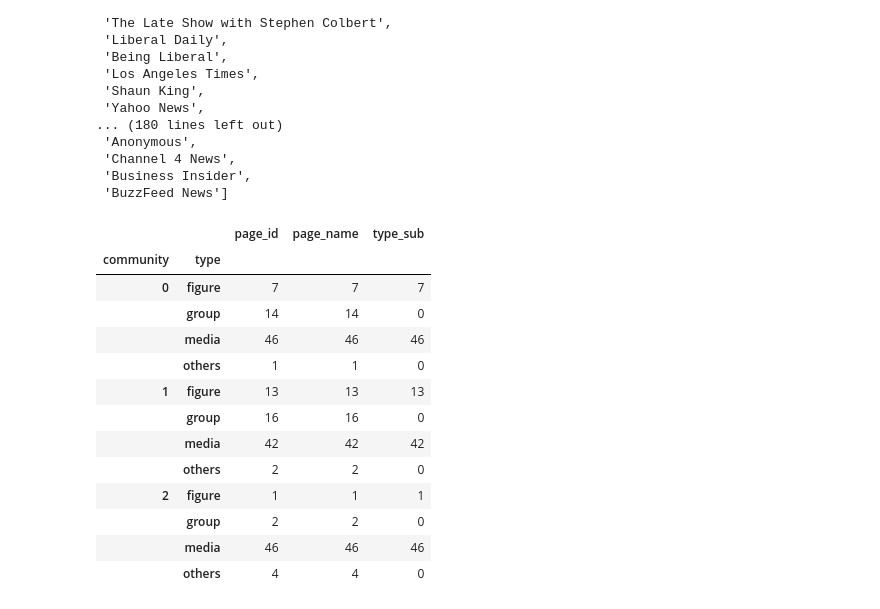
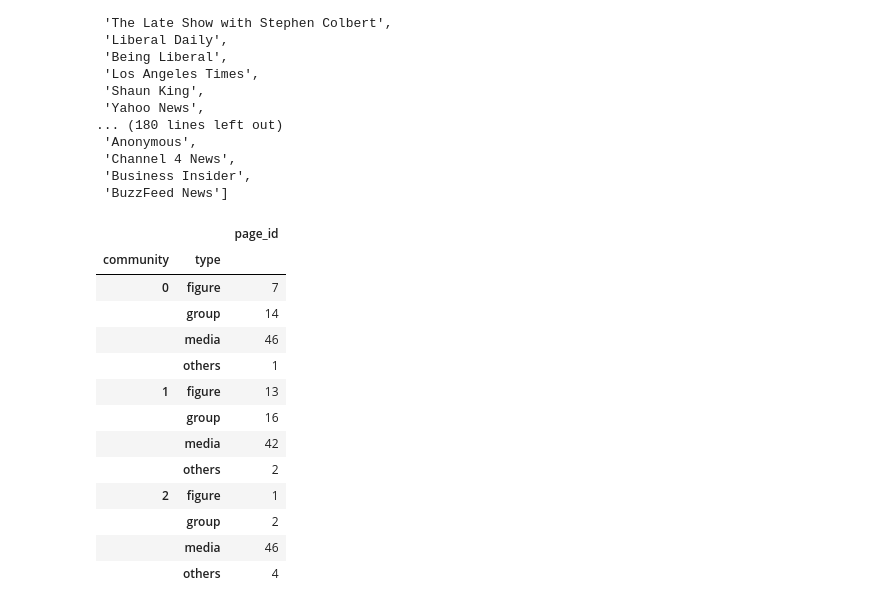
Before and after one commit to teddy21019/FB-Social-Network, a Jupyter notebook: Get Centrality.ipynb, the cells around one changed output. Drawn from its saved outputs; the diff is of its cells as text; code cells hidden in the pictures.

```diff
--- a/Get Centrality.ipynb
+++ b/Get Centrality.ipynb
@@ -301,6 +293,7 @@ class CommunityStat:
 Update: The page_id <--> page_name map is actually included in the original data before lightening them.
 # %%
 from typing import List
+import pandas as pd
 
 
 all_centrality = pd.read_csv('Full_centrality.csv', index_col=0)
@@ -310,9 +303,10 @@ community_week_change:List[CommunityStat] = []
 
 trump_page_id = 153080620724
 clinton_page_id = 889307941125736
+johnson_page_id = 165297924363
 
 import pandas as pd
-page_with_names = pd.read_csv("page_name_map.csv")
+page_with_names = pd.read_csv("DATA/page_ideology.csv")
 filter_list = list(page_with_names.page_id)
 # %% [markdown]
 ## CommunityStat instance creation
@@ -322,11 +316,12 @@ for week in weeks:
     week_string = str(week)[:10]
 
     # load community in week
-    with open(f"Result/{week_string}_community_detection.pkl", 'rb') as f:
+    with open(f"Result/with_politicians/{week_string}_community_detection.pkl", 'rb') as f:
         community = pickle.load(file = f)
 
     trump_community = []
     clinton_community = []
+    johnson_community = []
     other = []
 
     for i, layer in enumerate(community):
@@ -338,6 +333,11 @@ for week in weeks:
         if clinton_page_id in layer:
             clinton_community = list(layer)
             continue
+
+        if johnson_page_id in layer:
+            johnson_community = list(layer)
+            continue
+
         other += layer
 
     community_week_change.append(
@@ -345,5 +345,6 @@ for week in weeks:
             week_string,
             trump_community,
             clinton_community,
+            johnson_community,
             other).filter_by_centrality(filter_list)
         )
@@ -350,13 +353,18 @@ for week in weeks:
 # %%
 import pandas as pd
-pn_df = pd.read_csv("page_name_map.csv", index_col=0)
+pn_df = pd.read_csv("DATA/page_ideology.csv", index_col=0)
 
-community_df = pd.DataFrame({'page_id':list(community_week_change[0].dict.keys())})
+community_df = pd.DataFrame()
 
 c:CommunityStat
-for i,c in enumerate(community_week_change):
+
+## change to week value
+for i, c in enumerate(community_week_change):
+    # n = len()
+
     temp_df = pd.DataFrame({
         'page_id':list(c.dict.keys()),
-        f'week_{i}_community': list(c.dict.values())
+        'week': [weeks[i]]*len(c.dict),
+        'community': list(c.dict.values())
         })
-    community_df = community_df.join(temp_df.set_index('page_id'), on='page_id')
+    community_df = pd.concat([community_df, temp_df], ignore_index=True)
@@ -366,0 +388,4 @@ community_week_change_top_200.to_csv("community_week_change_top_200.csv")
+# %%
+community_week_change = pd.read_csv("Result/with_politicians/community_aggregation/community_week_change.csv", index_col = 0)
+page_ideology_from_avg_community = community_week_change.groupby('page_id').mean().reset_index().merge(pn_df[['page_id', 'page_name']], how='left')
+page_ideology_from_avg_community
@@ -644,20 +718,22 @@ top_3_com_dicts = {**dic0, **dic1, **dic2}
 # %%
 top_3_com_df = pd.DataFrame.from_dict(top_3_com_dicts, orient='index', columns=['community'])
 # %%
-all_page_info.merge(top_3_com_df, left_on='page_id', right_index=True)[['page_id', 'page_name', 'community', 'type', 'type_sub']].groupby(by= ['community', 'type']).count()
+all_page_info.merge(top_3_com_df, left_on='page_id', right_index=True)[['page_id', 'community', 'type']].groupby(by= ['community', 'type']).count()
+
+# add ideology
 # %% [output]
-|  |  | page_id | page_name | type_sub |
-| community | type |  |  |  |
-| 0 | figure | 7 | 7 | 7 |
-|  | group | 14 | 14 | 0 |
-|  | media | 46 | 46 | 46 |
-|  | others | 1 | 1 | 0 |
-| 1 | figure | 13 | 13 | 13 |
-|  | group | 16 | 16 | 0 |
-|  | media | 42 | 42 | 42 |
-|  | others | 2 | 2 | 0 |
-| 2 | figure | 1 | 1 | 1 |
-|  | group | 2 | 2 | 0 |
-|  | media | 46 | 46 | 46 |
-|  | others | 4 | 4 | 0 |
+|  |  | page_id |
+| community | type |  |
+| 0 | figure | 7 |
+|  | group | 14 |
+|  | media | 46 |
+|  | others | 1 |
+| 1 | figure | 13 |
+|  | group | 16 |
+|  | media | 42 |
+|  | others | 2 |
+| 2 | figure | 1 |
+|  | group | 2 |
+|  | media | 46 |
+|  | others | 4 |
 # %%
```
Also changed, not shown: parts of 16 cells of this notebook, 14 other files.
